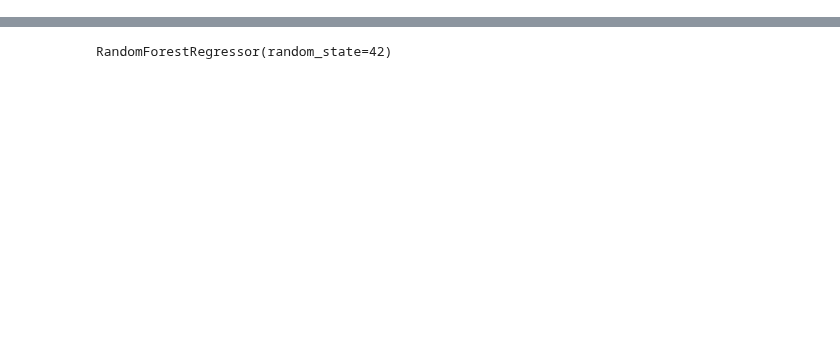
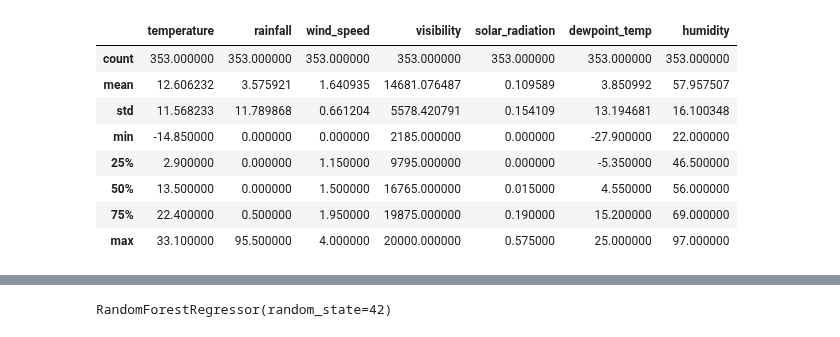
Before and after one commit to Jiian/seoulbike, a Jupyter notebook: decision_tree/Decision_Tree_PCA.ipynb, the cells around one changed output, grey strips where cells are left out. Drawn from its saved outputs; the diff is of its cells as text; code cells hidden in the pictures; blank space fills up the shorter version.

```diff
--- a/decision_tree/Decision_Tree_PCA.ipynb
+++ b/decision_tree/Decision_Tree_PCA.ipynb
@@ -63 +118,7 @@ Index(['Unnamed: 0', 'datetime', 'date', 'hour', 'season', 'holiday', 'open',
       dtype='object')
+# %%
+# As PCA is a unsupervised learning algorithm, we will drop the Season column
+# We will drop datetime and date as well since they are not numeric
+bike2 = bike_pca.copy()
+bike2.drop(columns = ['date','holiday','rent_count','season_no','season','snowfall'],inplace=True)
+bike2.head()
@@ -63,0 +132,4 @@ Index(['Unnamed: 0', 'datetime', 'date', 'hour', 'season', 'holiday', 'open',
+# %%
+# remvove first column
+bike3 = bike2.iloc[: , 1:]
+bike3.head()
@@ -63,0 +143,15 @@ Index(['Unnamed: 0', 'datetime', 'date', 'hour', 'season', 'holiday', 'open',
+# %%
+
+bike3.describe()
+
+# we see each attributes have different ranges
+# %% [output]
+|  | temperature | rainfall | wind_speed | visibility | solar_radiation | dewpoint_temp | humidity |
+| count | 353.000000 | 353.000000 | 353.000000 | 353.000000 | 353.000000 | 353.000000 | 353.000000 |
+| mean | 12.606232 | 3.575921 | 1.640935 | 14681.076487 | 0.109589 | 3.850992 | 57.957507 |
+| std | 11.568233 | 11.789868 | 0.661204 | 5578.420791 | 0.154109 | 13.194681 | 16.100348 |
+| min | -14.850000 | 0.000000 | 0.000000 | 2185.000000 | 0.000000 | -27.900000 | 22.000000 |
+| 25% | 2.900000 | 0.000000 | 1.150000 | 9795.000000 | 0.000000 | -5.350000 | 46.500000 |
+| 50% | 13.500000 | 0.000000 | 1.500000 | 16765.000000 | 0.015000 | 4.550000 | 56.000000 |
+| 75% | 22.400000 | 0.500000 | 1.950000 | 19875.000000 | 0.190000 | 15.200000 | 69.000000 |
+| max | 33.100000 | 95.500000 | 4.000000 | 20000.000000 | 0.575000 | 25.000000 | 97.000000 |
```
Also changed, not shown: parts of 42 cells of this notebook.
